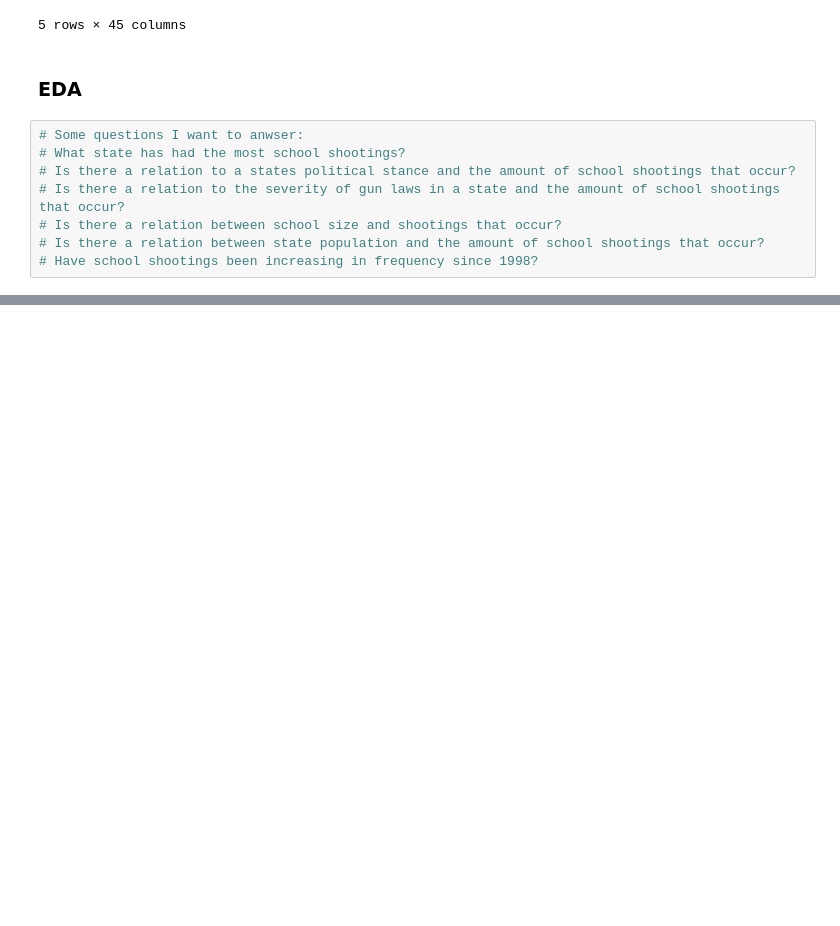
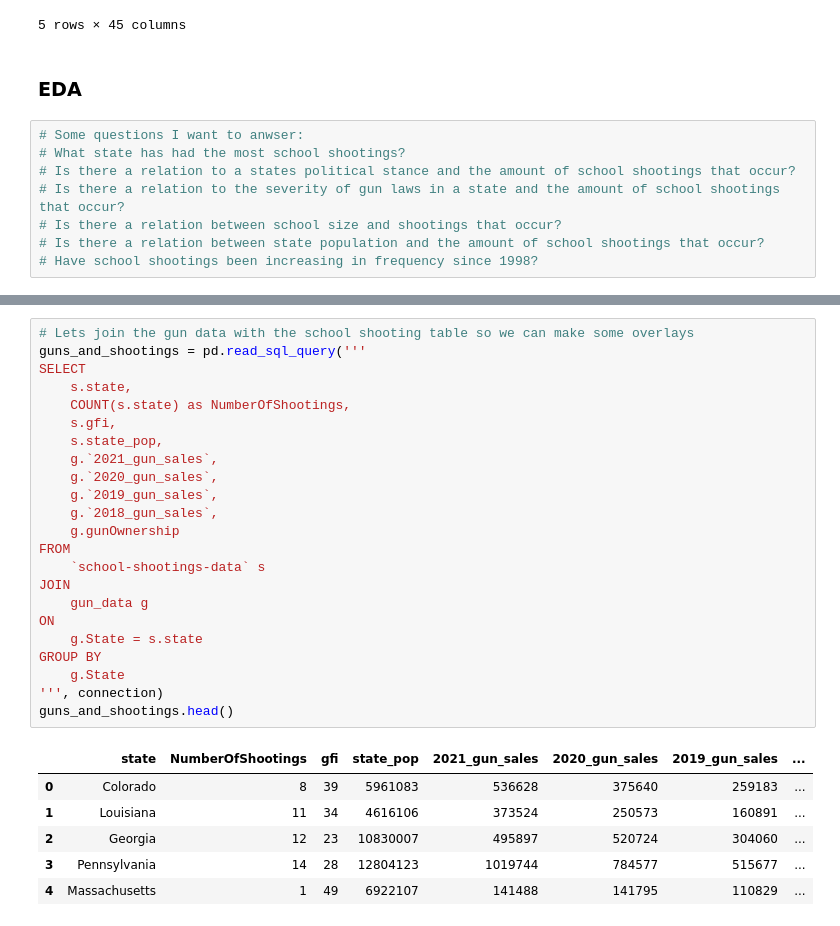
Before and after one commit to TheDataSloth/SchoolShootingStudy, a Jupyter notebook: Shootings.ipynb, the cells around one changed output, grey strips where cells are left out. Cells and saved outputs as stored; diff of their text form; blank space fills up the shorter version.

```diff
--- a/Shootings.ipynb
+++ b/Shootings.ipynb
@@ -169,0 +199,30 @@ shootings_year.show()
+# %%
+# Lets join the gun data with the school shooting table so we can make some overlays
+guns_and_shootings = pd.read_sql_query('''
+SELECT
+    s.state,
+    COUNT(s.state) as NumberOfShootings,
+    s.gfi,
+    s.state_pop,
+    g.`2021_gun_sales`,
+    g.`2020_gun_sales`,
+    g.`2019_gun_sales`,
+    g.`2018_gun_sales`,
+    g.gunOwnership
+FROM
+    `school-shootings-data` s
+JOIN
+    gun_data g
+ON
+    g.State = s.state
+GROUP BY
+    g.State
+''', connection)
+guns_and_shootings.head()
+# %% [output]
+|  | state | NumberOfShootings | gfi | state_pop | 2021_gun_sales | 2020_gun_sales | 2019_gun_sales | ... |
+| 0 | Colorado | 8 | 39 | 5961083 | 536628 | 375640 | 259183 | ... |
+| 1 | Louisiana | 11 | 34 | 4616106 | 373524 | 250573 | 160891 | ... |
+| 2 | Georgia | 12 | 23 | 10830007 | 495897 | 520724 | 304060 | ... |
+| 3 | Pennsylvania | 14 | 28 | 12804123 | 1019744 | 784577 | 515677 | ... |
+| 4 | Massachusetts | 1 | 49 | 6922107 | 141488 | 141795 | 110829 | ... |
```
Also changed, not shown: parts of 10 cells of this notebook, 2 other files.
